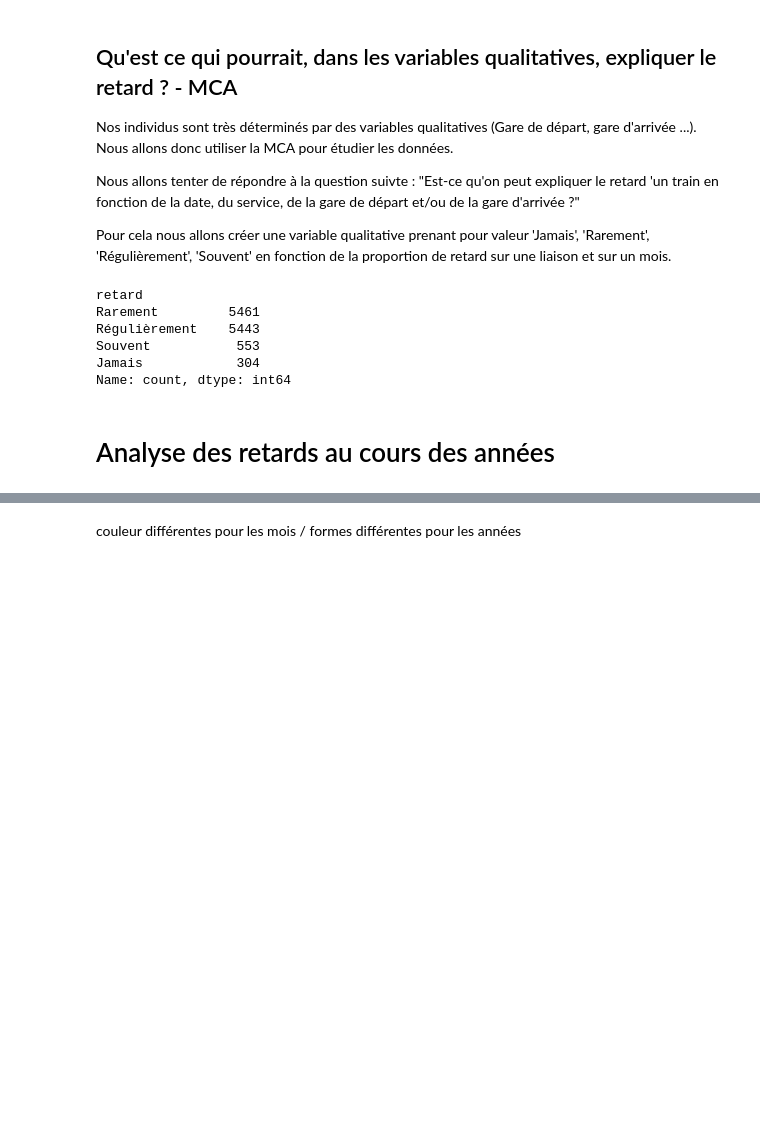
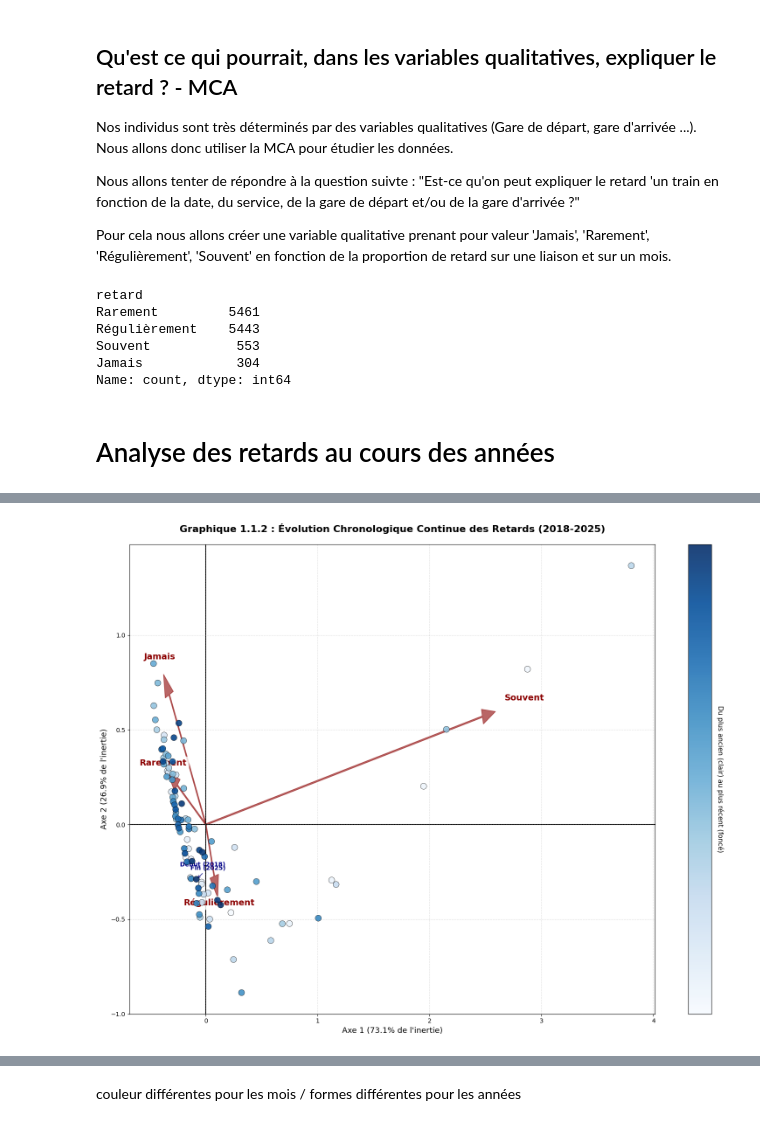
Before and after one commit to Clara-Lst/Projet_AD, a Jupyter notebook: AD-projet-python_FMA-Alex.ipynb, the cells around one changed output, grey strips where cells are left out. Cells and saved outputs as stored; diff of their text form; code cells hidden in the pictures; blank space fills up the shorter version.

```diff
--- a/AD-projet-python_FMA-Alex.ipynb
+++ b/AD-projet-python_FMA-Alex.ipynb
@@ -419 +479,70 @@ Covid : mi fev => mi mai 2020 (avril 2020 normal)
+# %%
+# 1.1.2. Visualisation de la tendance temporelle continue (Time Gradient)
+
+# A. Création d'un index temporel continu
+# On convertit l'index (ex: "2018-01") en objet datetime pour le trier chronologiquement
+coords_individus['date_obj'] = pd.to_datetime(coords_individus.index)
+coords_individus = coords_individus.sort_values('date_obj')
+
+# On crée un index numérique continu (0 à N) représentant l'écoulement du temps
+# 0 = Janvier 2018, 1 = Février 2018, ..., 95 = Décembre 2025
+coords_individus['time_index'] = np.arange(len(coords_individus))
+
+# B. Visualisation
+plt.figure(figsize=(16, 12))
+
+# Tracé des variables (Flèches) - Inchangé
+for i, txt in enumerate(coords_variables.index):
+    x, y = coords_variables['Axe 1'].iloc[i], coords_variables['Axe 2'].iloc[i]
+    plt.arrow(0, 0, x, y, color='darkred', alpha=0.6, width=0.008, head_width=0.08, length_includes_head=True, zorder=1)
+    plt.text(x*1.1, y*1.1, txt, color='darkred', fontsize=14, fontweight='bold', ha='center',
+             bbox=dict(boxstyle='round,pad=0.3', facecolor='white', alpha=0.8, edgecolor='none'), zorder=2)
+
+# Tracé des individus avec dégradé de couleur
+# On utilise 'time_index' comme valeur de couleur pour créer le gradient
+scatter = plt.scatter(
+    coords_individus['Axe 1'],
+    coords_individus['Axe 2'],
+    c=coords_individus['time_index'],
+    cmap='Blues',  # Palette monotone : du bleu clair au bleu foncé
+    s=100,
+    alpha=0.9,
+    edgecolors='black',
+    linewidth=0.5,
+    zorder=10
+)
+
+# Annotation légère (optionnel, peut être retiré si trop chargé)
+# On annote seulement le premier et le dernier point pour montrer le sens du temps
+first_point = coords_individus.iloc[0]
+last_point = coords_individus.iloc[-1]
+
+plt.annotate("Début (2018)", (first_point['Axe 1'], first_point['Axe 2']),
+             xytext=(-10, -15), textcoords='offset points', fontsize=10, color='darkblue', fontweight='bold',
+             arrowprops=dict(arrowstyle='->', color='darkblue'))
+
+plt.annotate("Fin (2025)", (last_point['Axe 1'], last_point['Axe 2']),
+             xytext=(-10, 15), textcoords='offset points', fontsize=10, color='navy', fontweight='bold',
+             arrowprops=dict(arrowstyle='->', color='navy'))
+
+# Configuration de la barre de couleur (Gradient continu)
+cbar = plt.colorbar(scatter, label='Écoulement du temps (Chronologie)')
+cbar.set_ticks([]) # On retire les ticks numériques pour garder un aspect pur "dégradé"
+cbar.ax.set_ylabel('Du plus ancien (clair) au plus récent (foncé)', rotation=270, labelpad=20, fontsize=11)
+
+plt.title("Graphique 1.1.2 : Évolution Chronologique Continue des Retards (2018-2025)", fontsize=16, fontweight='bold', pad=20)
+plt.xlabel(f"Axe 1 ({inertie_1:.1%} de l'inertie)", fontsize=13)
+plt.ylabel(f"Axe 2 ({inertie_2:.1%} de l'inertie)", fontsize=13)
+
+plt.axhline(0, color='black', linewidth=1.5, zorder=1)
+plt.axvline(0, color='black', linewidth=1.5, zorder=1)
+plt.grid(True, linestyle='--', alpha=0.4, zorder=0)
+
+plt.tight_layout()
+plt.show()
+
+# Nettoyage des colonnes temporaires
+coords_individus.drop(columns=['date_obj', 'time_index'], inplace=True)
+# %% [output]
+[figure, added]
 # %%
```
Also changed, not shown: parts of 18 cells of this notebook.
